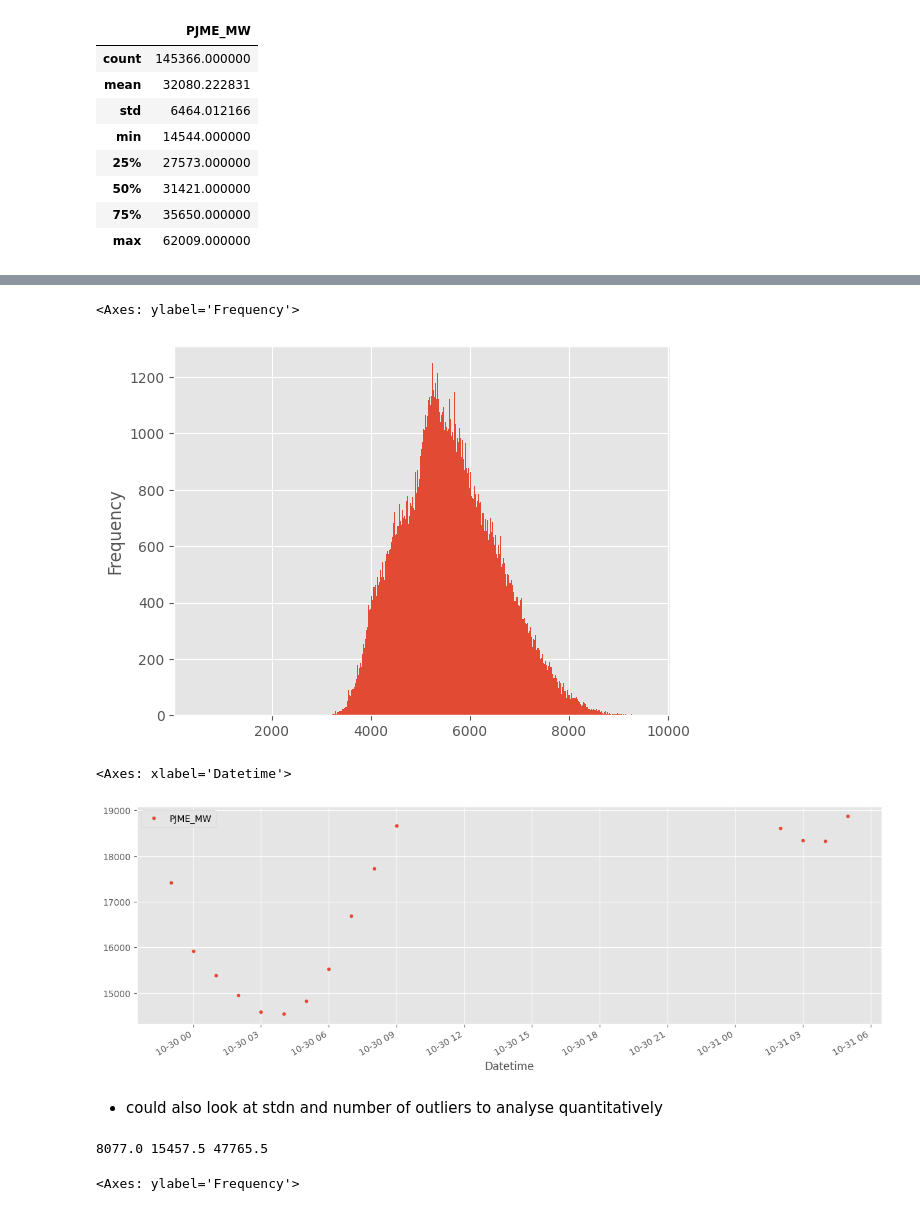
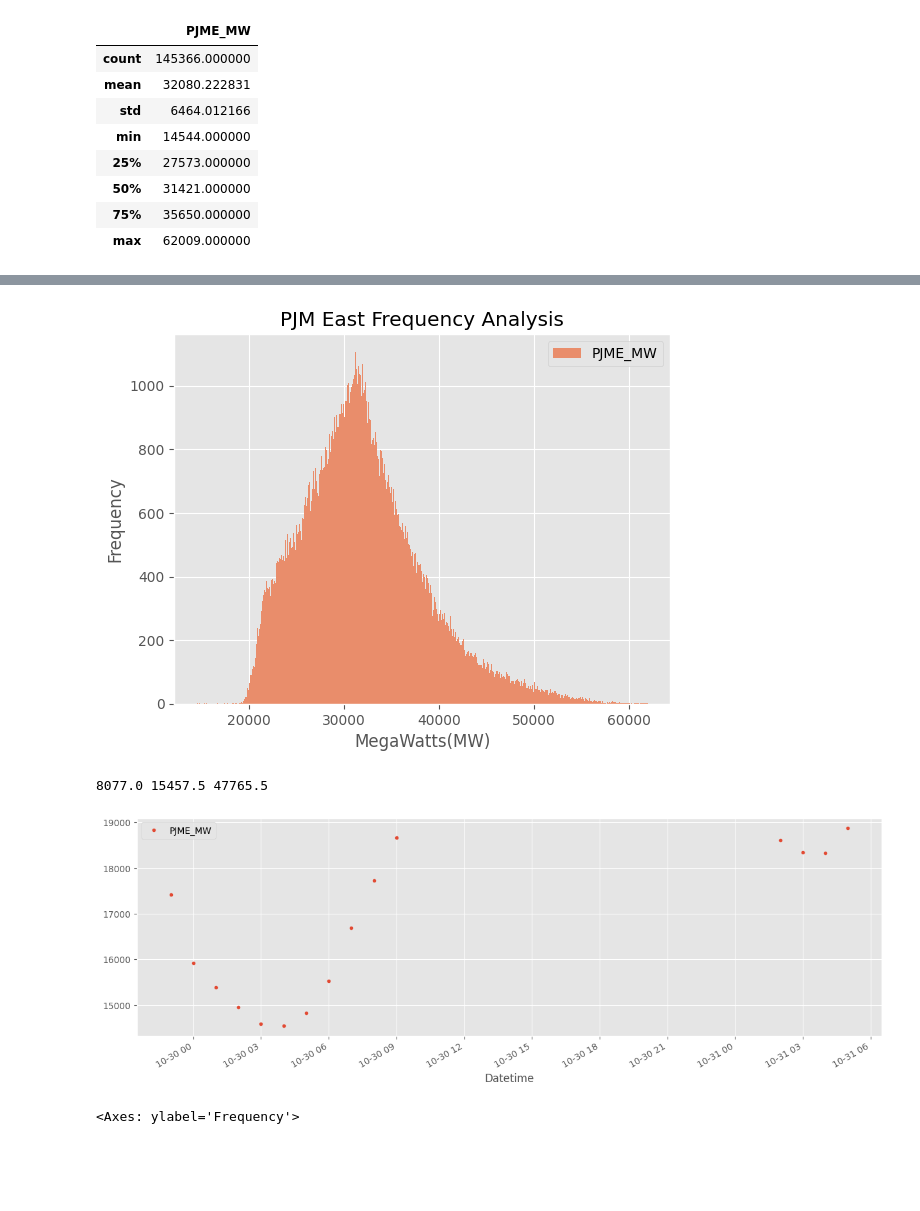
Before and after one commit to minari314159/Energy_Forcasting, a Jupyter notebook: Forecasting.ipynb, the cells around one changed output, grey strips where cells are left out. Saved outputs shown, nothing was run; the diff lists cells and outputs as text; code cells hidden in the pictures; blank space fills up the shorter version.

```diff
--- a/Forecasting.ipynb
+++ b/Forecasting.ipynb
@@ -126,23 +63,21 @@ dfE.plot(kind='hist', bins=500)
-# %%
-dfW['PJMW_MW'].plot(kind='hist', bins=500)
-# %% [output]
-<Axes: ylabel='Frequency'>
-[figure, removed]
+# %%
+pjme.plot(kind='hist', bins=500, color=colour_pal,xlabel='MegaWatts(MW)', title='PJM East Frequency Analysis')
+plt.show()
+# %% [output]
+[figure, added]
+# %%
+iqr_value = iqr(pjme['PJME_MW'])
+lower_threshold = np.quantile(pjme['PJME_MW'], 0.25) - ((1.5) * (iqr_value))
+upper_threshold = np.quantile(pjme['PJME_MW'], 0.75) + ((1.5) * (iqr_value))
+
+print(iqr_value, lower_threshold, upper_threshold)
+# %% [output]
+8077.0 15457.5 47765.5
 # %%
-dfE.query('PJME_MW < 19_000').plot(figsize=(15,5), style='.')
+pjme.query('PJME_MW < 19_000').plot(figsize=(15,5), style='.')
+plt.show()
 # %% [output]
-<Axes: xlabel='Datetime'>
 [figure]
-# %% [markdown]
-- could also look at stdn and number of outliers to analyse quantitatively
-# %%
-iqr_value = iqr(dfE['PJME_MW'])
-lower_threshold = np.quantile(dfE['PJME_MW'], 0.25) - ((1.5) * (iqr_value))
-upper_threshold = np.quantile(dfE['PJME_MW'], 0.75) + ((1.5) * (iqr_value))
-
-print(iqr_value, lower_threshold, upper_threshold)
-# %% [output]
-8077.0 15457.5 47765.5
 # %%
 df = dfE.query('PJME_MW <= @upper_threshold and PJME_MW >= @lower_threshold').copy()
 # %%
```
Also changed, not shown: parts of 18 cells of this notebook, 1 other file.
